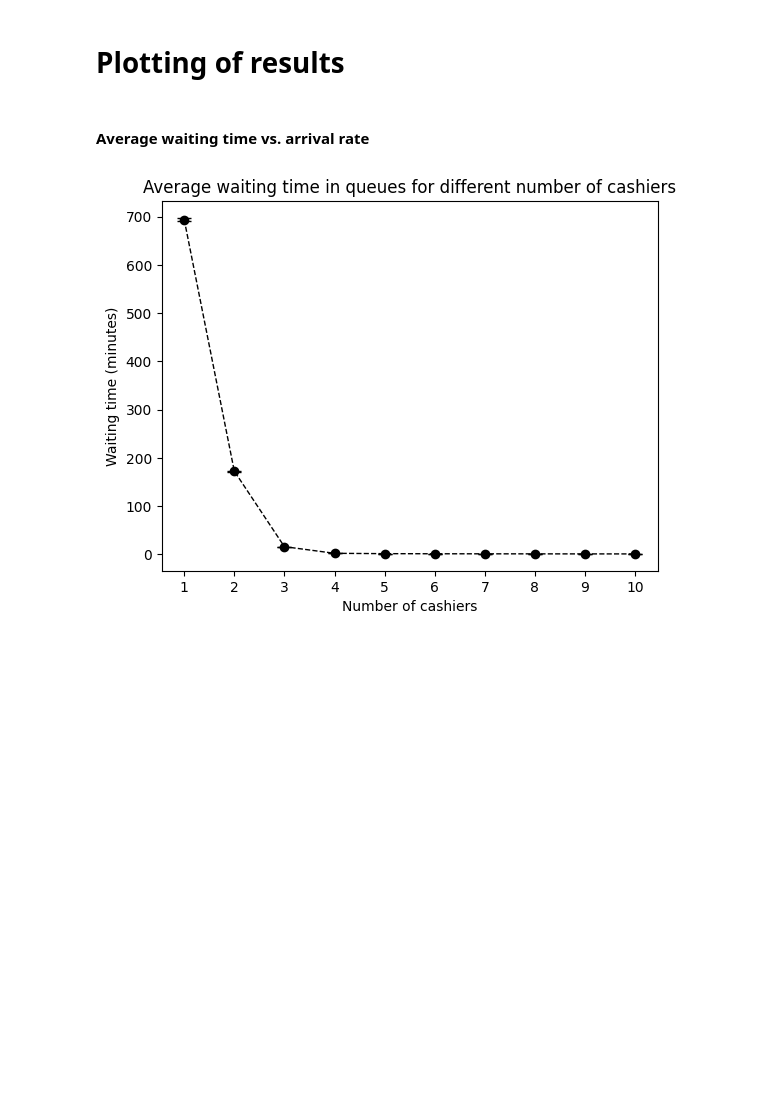
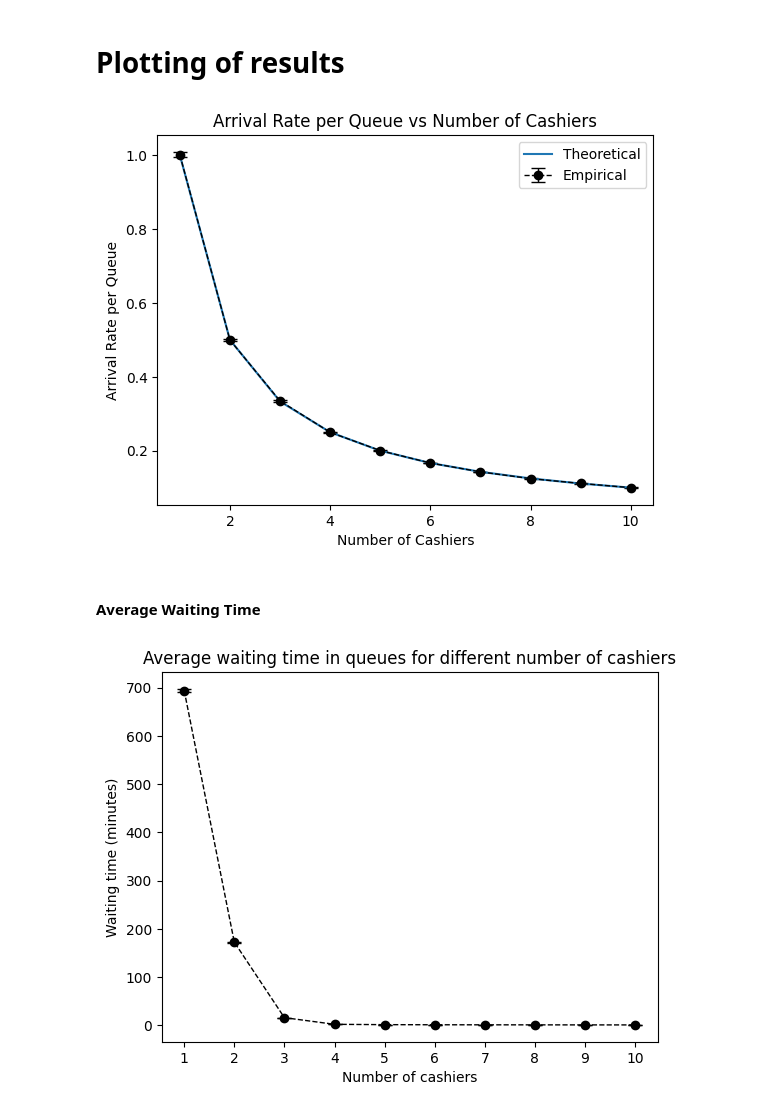
Before and after one commit to rebe121314/CS166-Assignemnt1, a Jupyter notebook: queue_draft.ipynb, the cells around one changed output. Saved outputs shown, nothing was run; the diff lists cells and outputs as text; code cells hidden in the pictures; blank space fills up the shorter version.

```diff
--- a/queue_draft.ipynb
+++ b/queue_draft.ipynb
@@ -490,7 +576,5 @@ Store opens at 09:00
 # %% [markdown]
 # Plotting of results
-# %% [markdown]
-#### Average waiting time vs. arrival rate
 # %%
 from tqdm import tqdm
 
@@ -503,6 +587,31 @@ sigma = 1 # standard deviation of service rate
 p_manager = 0.05 # probability of a customer going to the manager after service
 manager_mu = 5 # manager service rate
 manager_sigma = 2 # standard deviation of manager service rate
+# %%
+theoretical_lamda_per_queue = []
+lamda_per_queue_mean = []
+lamda_per_queue_std = []
+
+for cashier_count in tqdm(cashiers):
+    lamda_per_queue = []
+    for trial in range(trials):
+        grocery_store, _ = run_simulation(arrival_distribution=arrival_distribution, service_distribution=service_distribution, manager_distribution=manager_distribution, queue_count=cashier_count, log_events=False)
+        lamda_per_queue += [len(queue.customers)/(grocery_store.store_close - grocery_store.store_open) for queue in grocery_store.queues]
+    theoretical_lamda_per_queue.append(lamda/cashier_count)
+    lamda_per_queue_mean.append(np.mean(lamda_per_queue))
+    lamda_per_queue_std.append(1.96*sts.sem(lamda_per_queue))
+
+plt.errorbar(cashiers, lamda_per_queue_mean, yerr=lamda_per_queue_std , marker='o', color = 'black', capsize=5, linestyle='--', linewidth=1, label='Empirical')
+plt.plot(cashiers, theoretical_lamda_per_queue, label='Theoretical')
+plt.xlabel('Number of Cashiers')
+plt.ylabel('Arrival Rate per Queue')
+plt.title('Arrival Rate per Queue vs Number of Cashiers')
+plt.legend()
+plt.show()
+# %% [output]
+[figure, added]
+# %% [markdown]
+#### Average Waiting Time
 # %%
 # Run the simulation to comute the average waiting time for each number of queues
 waiting_times_mean = []
```
Also changed, not shown: parts of 14 cells of this notebook.
